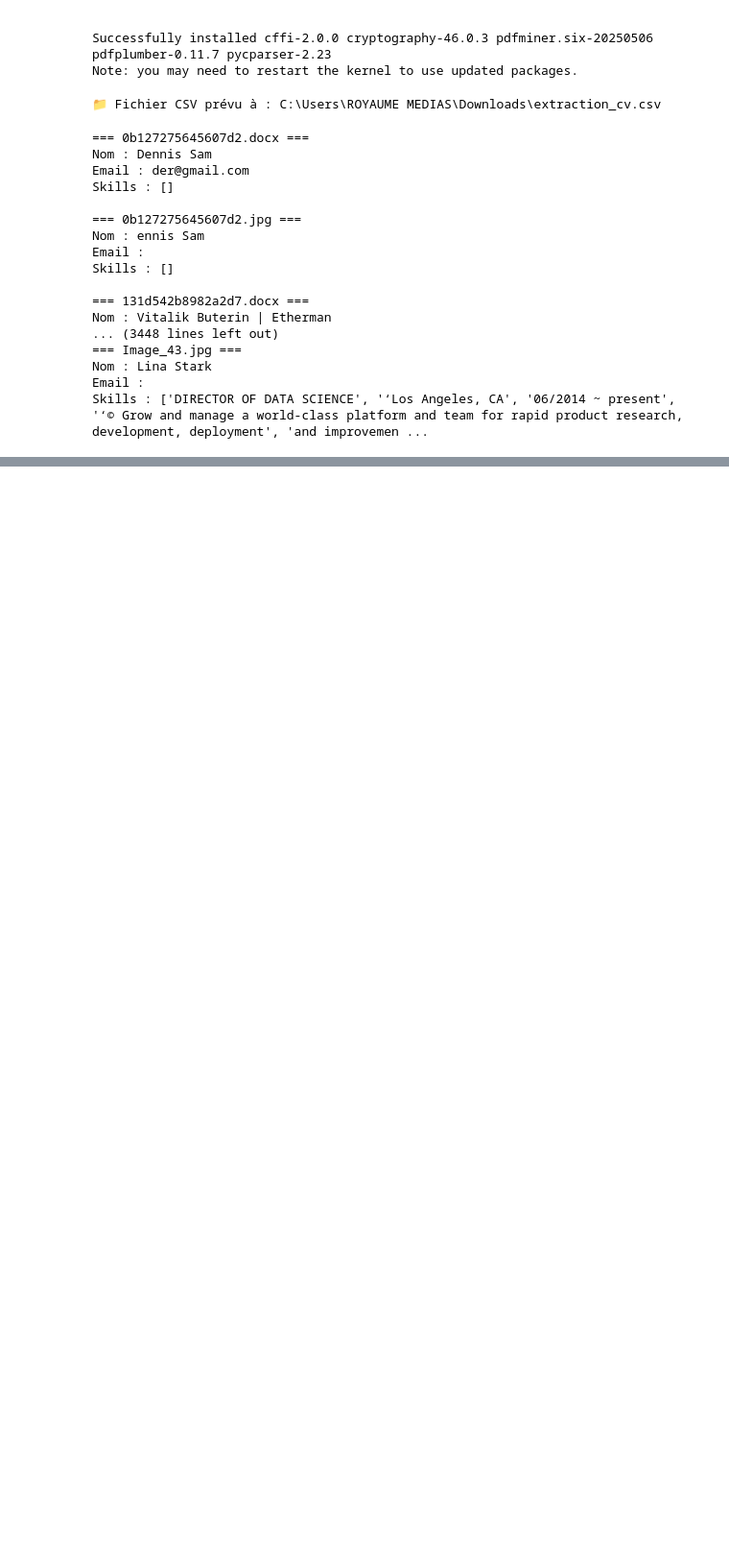
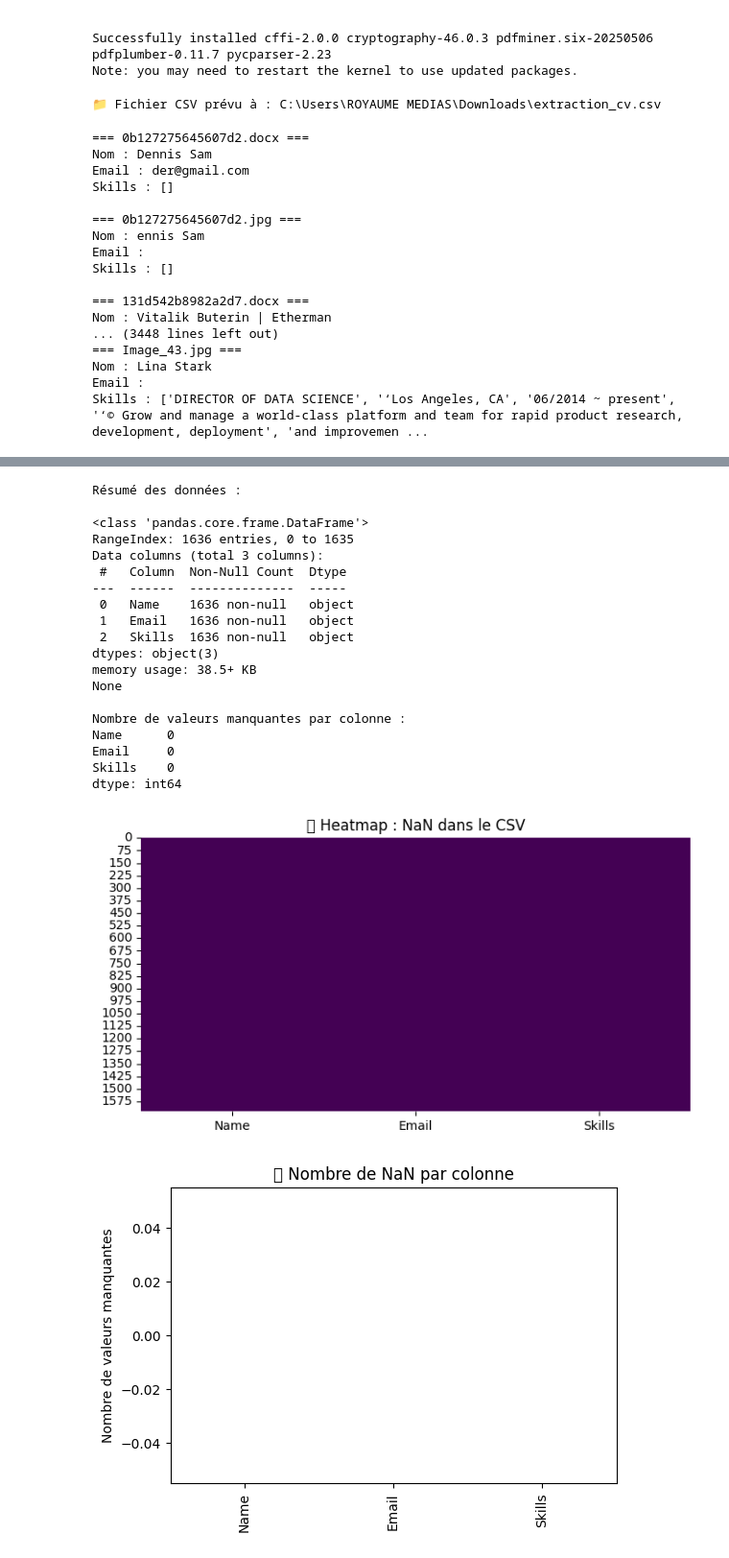
Before and after one commit to ChaimaTlili24/Match_CV_With_JobDescription, a Jupyter notebook: Untitled-2.ipynb, the cells around one changed output, grey strips where cells are left out. Shown at 96% size. Drawn from its saved outputs; the diff is of its cells as text; code cells hidden in the pictures; blank space fills up the shorter version.

Commit message:
Clear data

```diff
--- a/Untitled-2.ipynb
+++ b/Untitled-2.ipynb
@@ -330,0 +440,54 @@ print("📂 Répertoire de travail courant :", os.getcwd())
+# %%
+import pandas as pd
+import matplotlib.pyplot as plt
+import seaborn as sns
+
+# Charger le CSV final
+df = pd.read_csv(r"C:\Users\ROYAUME MEDIAS\OneDrive\Desktop\Similarity\extraction_cv_final_corrected_v2.csv")
+
+# Afficher un résumé
+print("Résumé des données :\n")
+print(df.info())
+
+# Nombre de NaN par colonne
+print("\nNombre de valeurs manquantes par colonne :")
+print(df.isna().sum())
+
+# ==============================
+# Visualisation 1 : heatmap des NaN
+# ==============================
+plt.figure(figsize=(8,4))
+sns.heatmap(df.isna(), cbar=False, cmap="viridis")
+plt.title("📌 Heatmap : NaN dans le CSV")
+plt.show()
+
+# ==============================
+# Visualisation 2 : bar plot du nombre de NaN par colonne
+# ==============================
+plt.figure(figsize=(6,4))
+df.isna().sum().plot(kind='bar', color='salmon')
+plt.ylabel("Nombre de valeurs manquantes")
+plt.title("📊 Nombre de NaN par colonne")
+plt.show()
+# %% [output]
+Résumé des données :
+
+<class 'pandas.core.frame.DataFrame'>
+RangeIndex: 1636 entries, 0 to 1635
+Data columns (total 3 columns):
+ #   Column  Non-Null Count  Dtype
+---  ------  --------------  -----
+ 0   Name    1636 non-null   object
+ 1   Email   1636 non-null   object
+ 2   Skills  1636 non-null   object
+dtypes: object(3)
+memory usage: 38.5+ KB
+None
+
+Nombre de valeurs manquantes par colonne :
+Name      0
+Email     0
+Skills    0
+dtype: int64
+[figure, added]
+[figure, added]
```
Also changed, not shown: parts of 9 cells of this notebook, 4 other files.
